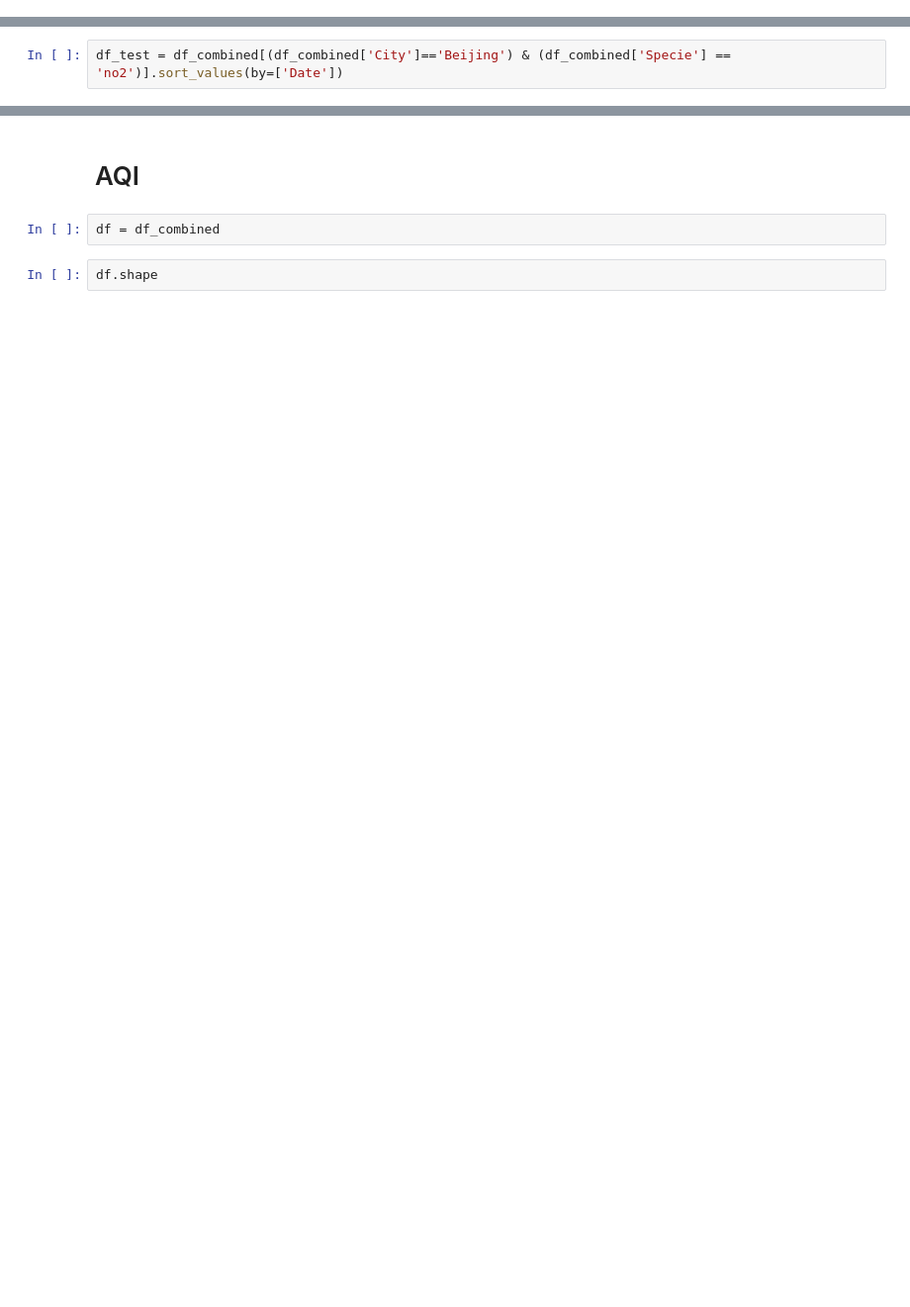
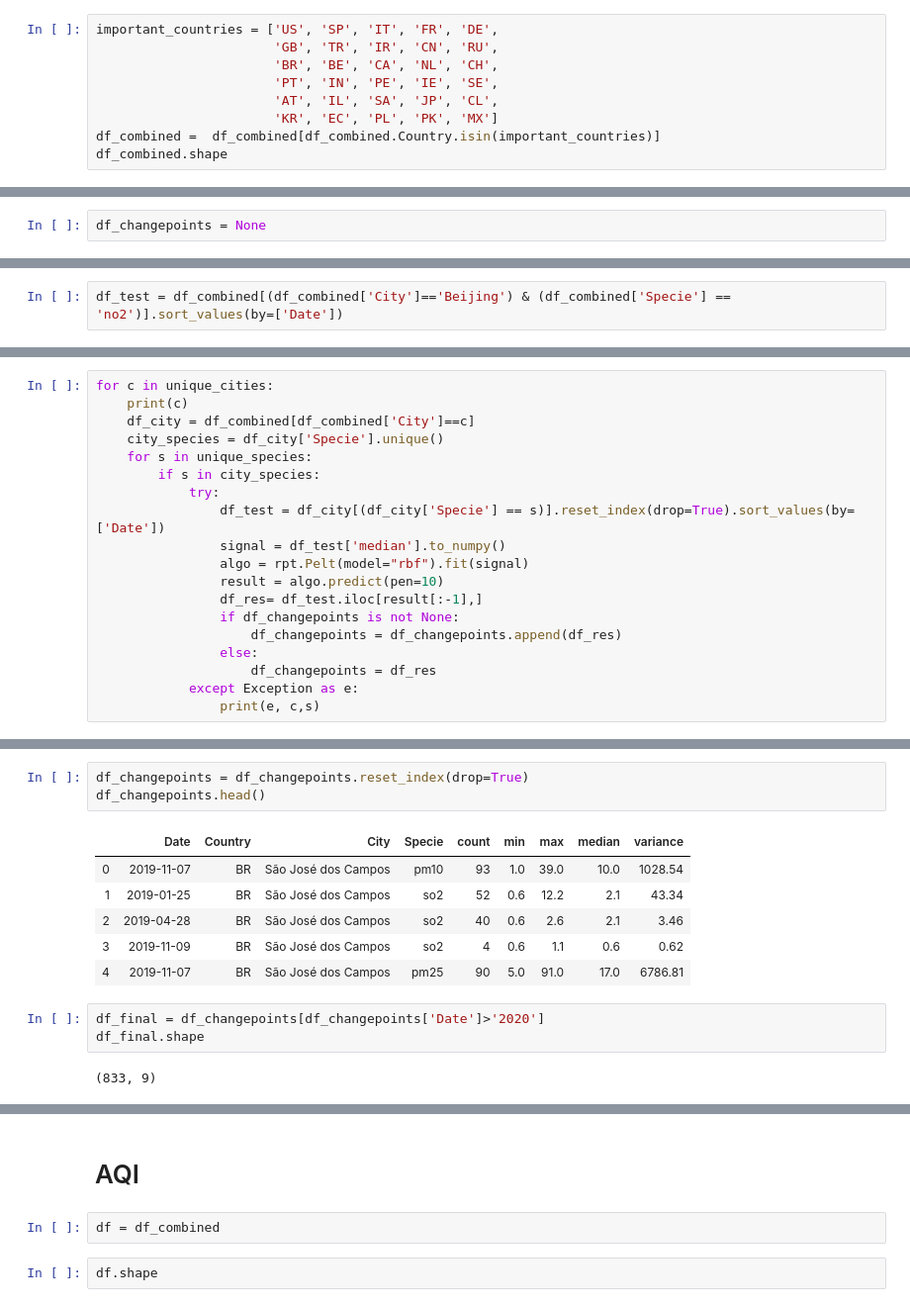
Before and after one commit to sherryxhu/Covid-Datafest-2020, a Jupyter notebook: EDA.ipynb, the cells around one changed output, grey strips where cells are left out. Shown at 99% size. Saved outputs shown, nothing was run; the diff lists cells and outputs as text; blank space fills up the shorter version.

```diff
--- a/EDA.ipynb
+++ b/EDA.ipynb
@@ -34,0 +61,9 @@ df_combined = df_2020.append(df_2019)
+# %%
+important_countries = ['US', 'SP', 'IT', 'FR', 'DE',
+                       'GB', 'TR', 'IR', 'CN', 'RU',
+                       'BR', 'BE', 'CA', 'NL', 'CH',
+                       'PT', 'IN', 'PE', 'IE', 'SE',
+                       'AT', 'IL', 'SA', 'JP', 'CL',
+                       'KR', 'EC', 'PL', 'PK', 'MX']
+df_combined =  df_combined[df_combined.Country.isin(important_countries)]
+df_combined.shape
@@ -35,2 +74,4 @@ df_combined = df_2020.append(df_2019)
 # %% [markdown]
 # Change Point
+# %%
+df_changepoints = None
@@ -64,0 +96,19 @@ df_test.reset_index(drop=True).iloc[result[:-1],]
+# %%
+for c in unique_cities:
+    print(c)
+    df_city = df_combined[df_combined['City']==c]
+    city_species = df_city['Specie'].unique()
+    for s in unique_species:
+        if s in city_species:
+            try:
+                df_test = df_city[(df_city['Specie'] == s)].reset_index(drop=True).sort_values(by=['Date'])
+                signal = df_test['median'].to_numpy()
+                algo = rpt.Pelt(model="rbf").fit(signal)
+                result = algo.predict(pen=10)
+                df_res= df_test.iloc[result[:-1],]
+                if df_changepoints is not None:
+                    df_changepoints = df_changepoints.append(df_res)
+                else:
+                    df_changepoints = df_res
+            except Exception as e:
+                print(e, c,s)
@@ -64,0 +133,15 @@ df_test.reset_index(drop=True).iloc[result[:-1],]
+# %%
+df_changepoints = df_changepoints.reset_index(drop=True)
+df_changepoints.head()
+# %% [output]
+|  | Date | Country | City | Specie | count | min | max | median | variance |
+| 0 | 2019-11-07 | BR | São José dos Campos | pm10 | 93 | 1.0 | 39.0 | 10.0 | 1028.54 |
+| 1 | 2019-01-25 | BR | São José dos Campos | so2 | 52 | 0.6 | 12.2 | 2.1 | 43.34 |
+| 2 | 2019-04-28 | BR | São José dos Campos | so2 | 40 | 0.6 | 2.6 | 2.1 | 3.46 |
+| 3 | 2019-11-09 | BR | São José dos Campos | so2 | 4 | 0.6 | 1.1 | 0.6 | 0.62 |
+| 4 | 2019-11-07 | BR | São José dos Campos | pm25 | 90 | 5.0 | 91.0 | 17.0 | 6786.81 |
+# %%
+df_final = df_changepoints[df_changepoints['Date']>'2020']
+df_final.shape
+# %% [output]
+(833, 9)
```
Also changed, not shown: parts of 21 cells of this notebook, 3 other files.
